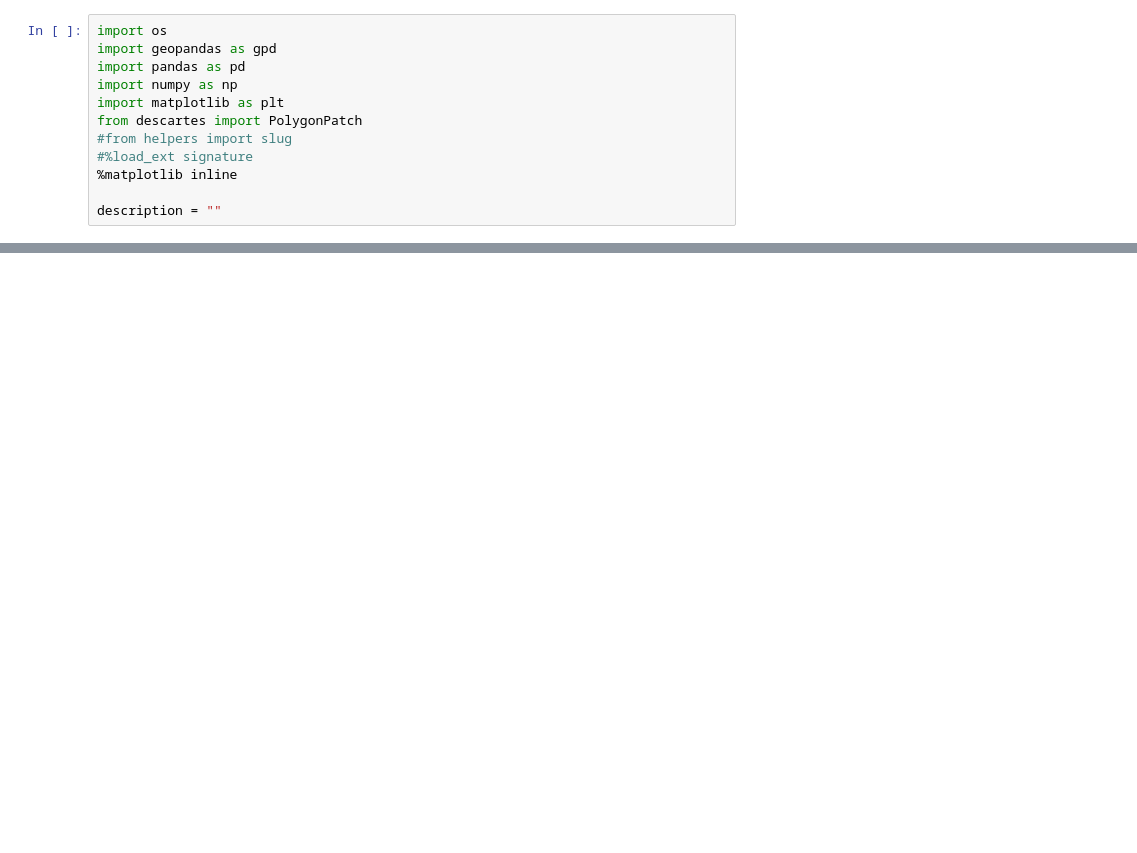
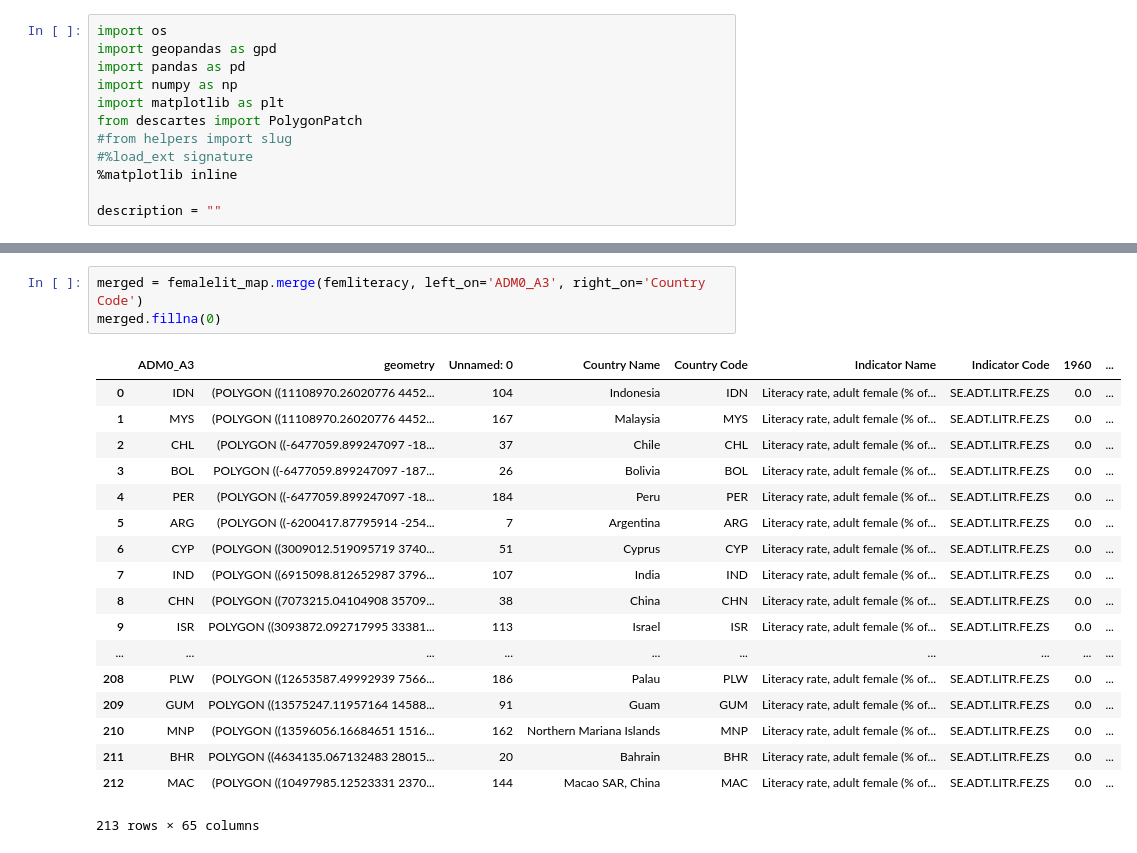
Before and after one commit to Adigine/GWARL_Group_Project, a Jupyter notebook: Untitled.ipynb, the cells around one changed output, grey strips where cells are left out. Cells and saved outputs as stored; diff of their text form; blank space fills up the shorter version.

```diff
--- a/Untitled.ipynb
+++ b/Untitled.ipynb
@@ -29,0 +47,22 @@ CPLE_OpenFailedError: b'Unable to open world_map_shapes.shx or world_map_shapes.
+# %%
+merged = femalelit_map.merge(femliteracy, left_on='ADM0_A3', right_on='Country Code')
+merged.fillna(0)
+# %% [output]
+|  | ADM0_A3 | geometry | Unnamed: 0 | Country Name | Country Code | Indicator Name | Indicator Code | 1960 | ... |
+| 0 | IDN | (POLYGON ((11108970.26020776 4452... | 104 | Indonesia | IDN | Literacy rate, adult female (% of... | SE.ADT.LITR.FE.ZS | 0.0 | ... |
+| 1 | MYS | (POLYGON ((11108970.26020776 4452... | 167 | Malaysia | MYS | Literacy rate, adult female (% of... | SE.ADT.LITR.FE.ZS | 0.0 | ... |
+| 2 | CHL | (POLYGON ((-6477059.899247097 -18... | 37 | Chile | CHL | Literacy rate, adult female (% of... | SE.ADT.LITR.FE.ZS | 0.0 | ... |
+| 3 | BOL | POLYGON ((-6477059.899247097 -187... | 26 | Bolivia | BOL | Literacy rate, adult female (% of... | SE.ADT.LITR.FE.ZS | 0.0 | ... |
+| 4 | PER | (POLYGON ((-6477059.899247097 -18... | 184 | Peru | PER | Literacy rate, adult female (% of... | SE.ADT.LITR.FE.ZS | 0.0 | ... |
+| 5 | ARG | (POLYGON ((-6200417.87795914 -254... | 7 | Argentina | ARG | Literacy rate, adult female (% of... | SE.ADT.LITR.FE.ZS | 0.0 | ... |
+| 6 | CYP | (POLYGON ((3009012.519095719 3740... | 51 | Cyprus | CYP | Literacy rate, adult female (% of... | SE.ADT.LITR.FE.ZS | 0.0 | ... |
+| 7 | IND | (POLYGON ((6915098.812652987 3796... | 107 | India | IND | Literacy rate, adult female (% of... | SE.ADT.LITR.FE.ZS | 0.0 | ... |
+| 8 | CHN | (POLYGON ((7073215.04104908 35709... | 38 | China | CHN | Literacy rate, adult female (% of... | SE.ADT.LITR.FE.ZS | 0.0 | ... |
+| 9 | ISR | POLYGON ((3093872.092717995 33381... | 113 | Israel | ISR | Literacy rate, adult female (% of... | SE.ADT.LITR.FE.ZS | 0.0 | ... |
+| ... | ... | ... | ... | ... | ... | ... | ... | ... | ... |
+| 208 | PLW | (POLYGON ((12653587.49992939 7566... | 186 | Palau | PLW | Literacy rate, adult female (% of... | SE.ADT.LITR.FE.ZS | 0.0 | ... |
+| 209 | GUM | POLYGON ((13575247.11957164 14588... | 91 | Guam | GUM | Literacy rate, adult female (% of... | SE.ADT.LITR.FE.ZS | 0.0 | ... |
+| 210 | MNP | (POLYGON ((13596056.16684651 1516... | 162 | Northern Mariana Islands | MNP | Literacy rate, adult female (% of... | SE.ADT.LITR.FE.ZS | 0.0 | ... |
+| 211 | BHR | POLYGON ((4634135.067132483 28015... | 20 | Bahrain | BHR | Literacy rate, adult female (% of... | SE.ADT.LITR.FE.ZS | 0.0 | ... |
+| 212 | MAC | (POLYGON ((10497985.12523331 2370... | 144 | Macao SAR, China | MAC | Literacy rate, adult female (% of... | SE.ADT.LITR.FE.ZS | 0.0 | ... |
+213 rows × 65 columns
```
Also changed, not shown: parts of 5 cells of this notebook, 10 other files.
